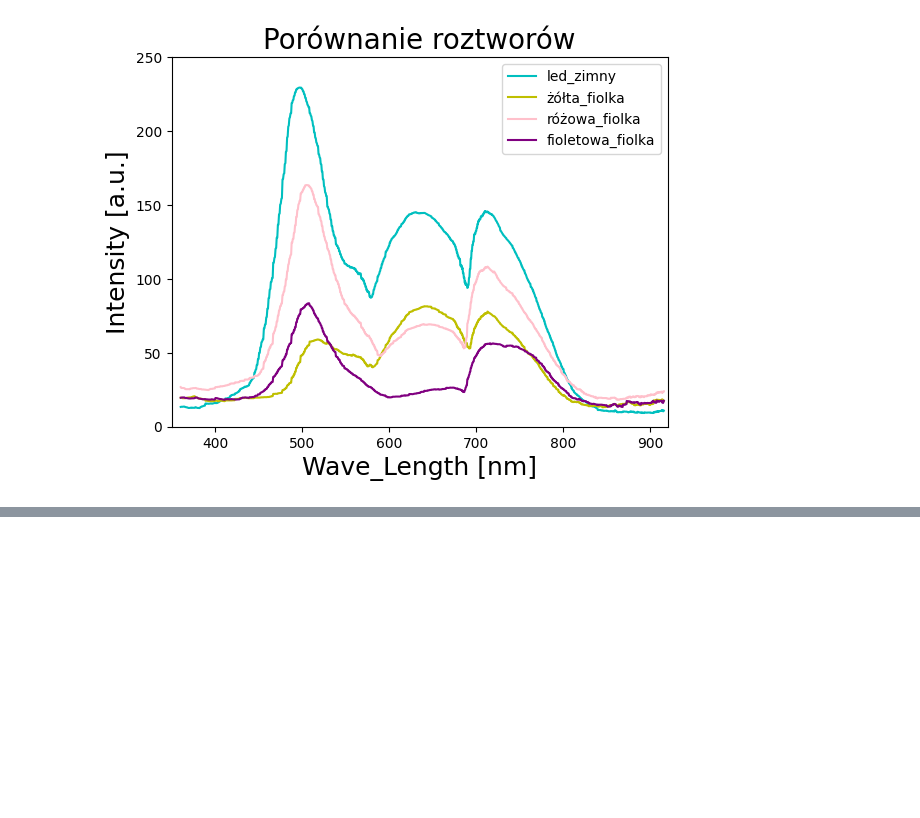
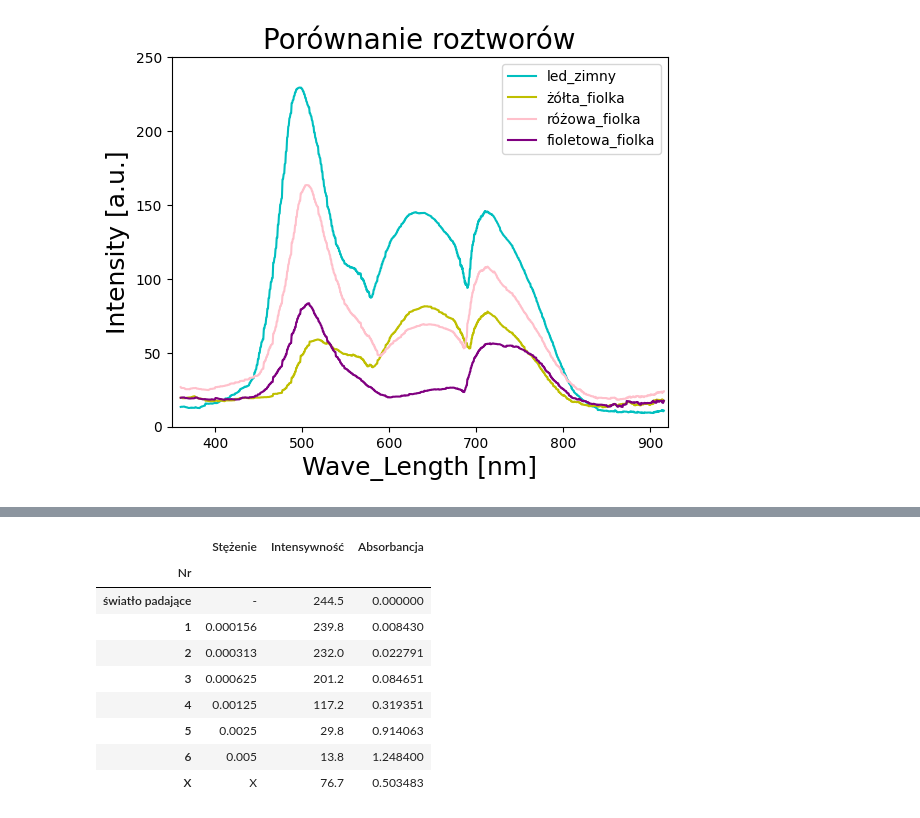
Before and after one commit to irozalski/Sensor_technology-analysis, a Jupyter notebook: spectrophotometric/Spektro.ipynb, the cells around one changed output, grey strips where cells are left out. Cells and saved outputs as stored; diff of their text form; code cells hidden in the pictures; blank space fills up the shorter version.

```diff
--- a/spectrophotometric/Spektro.ipynb
+++ b/spectrophotometric/Spektro.ipynb
@@ -314,0 +401,13 @@ plt.show()
+# %%
+display(fiolki)
+# %% [output]
+|  | Stężenie | Intensywność | Absorbancja |
+| Nr |  |  |  |
+| światło padające | - | 244.5 | 0.000000 |
+| 1 | 0.000156 | 239.8 | 0.008430 |
+| 2 | 0.000313 | 232.0 | 0.022791 |
+| 3 | 0.000625 | 201.2 | 0.084651 |
+| 4 | 0.00125 | 117.2 | 0.319351 |
+| 5 | 0.0025 | 29.8 | 0.914063 |
+| 6 | 0.005 | 13.8 | 1.248400 |
+| X | X | 76.7 | 0.503483 |
```
Also changed, not shown: parts of 19 cells of this notebook.
